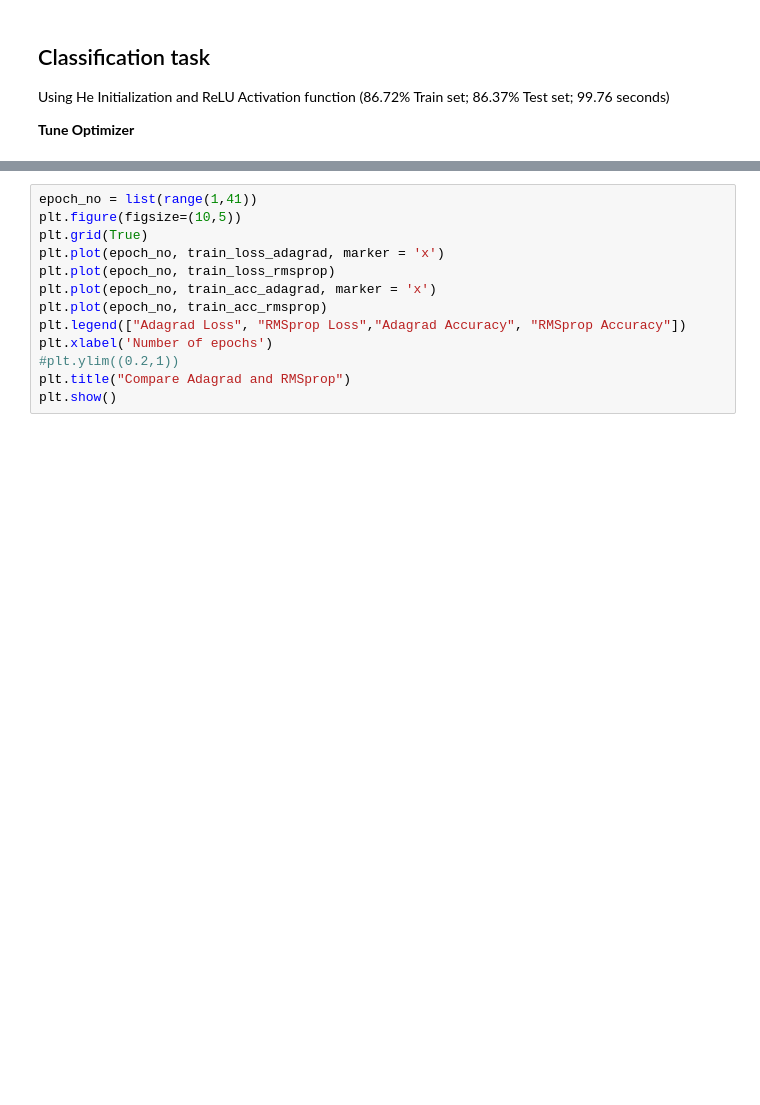
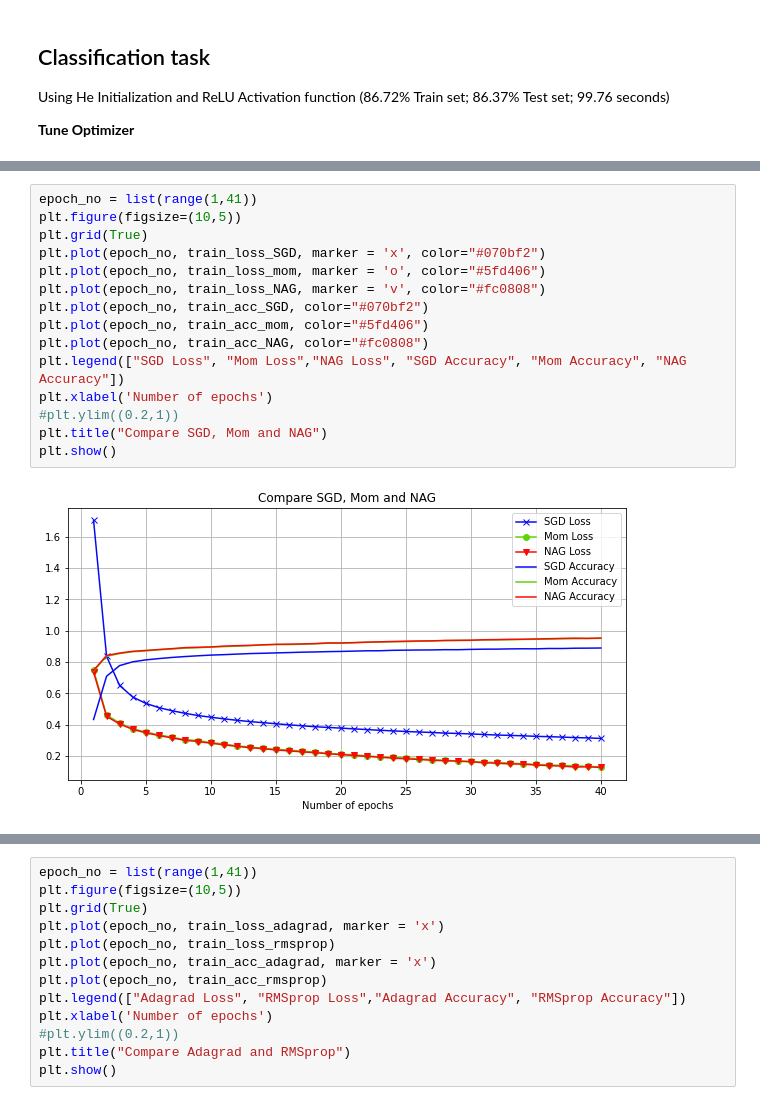
Before and after one commit to frafaga229/Project_Opt4ML, a Jupyter notebook: Tuning_Optimizer.ipynb, the cells around one changed output, grey strips where cells are left out. Cells and saved outputs as stored; diff of their text form; blank space fills up the shorter version.

```diff
--- a/Tuning_Optimizer.ipynb
+++ b/Tuning_Optimizer.ipynb
@@ -162,0 +187,17 @@ Epoch 20/20
+# %%
+epoch_no = list(range(1,41))
+plt.figure(figsize=(10,5))
+plt.grid(True)
+plt.plot(epoch_no, train_loss_SGD, marker = 'x', color="#070bf2")
+plt.plot(epoch_no, train_loss_mom, marker = 'o', color="#5fd406")
+plt.plot(epoch_no, train_loss_NAG, marker = 'v', color="#fc0808")
+plt.plot(epoch_no, train_acc_SGD, color="#070bf2")
+plt.plot(epoch_no, train_acc_mom, color="#5fd406")
+plt.plot(epoch_no, train_acc_NAG, color="#fc0808")
+plt.legend(["SGD Loss", "Mom Loss","NAG Loss", "SGD Accuracy", "Mom Accuracy", "NAG Accuracy"])
+plt.xlabel('Number of epochs')
+#plt.ylim((0.2,1))
+plt.title("Compare SGD, Mom and NAG")
+plt.show()
+# %% [output]
+[figure, added]
```
Also changed, not shown: parts of 25 cells of this notebook, 4 other files.
